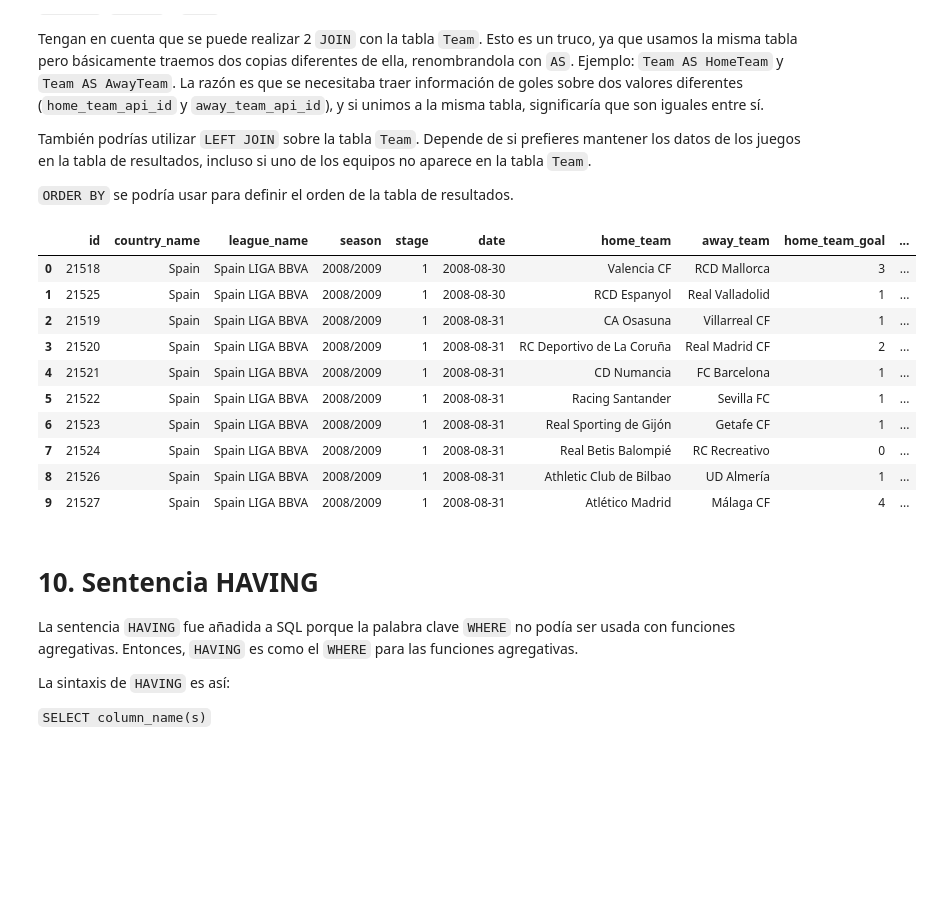
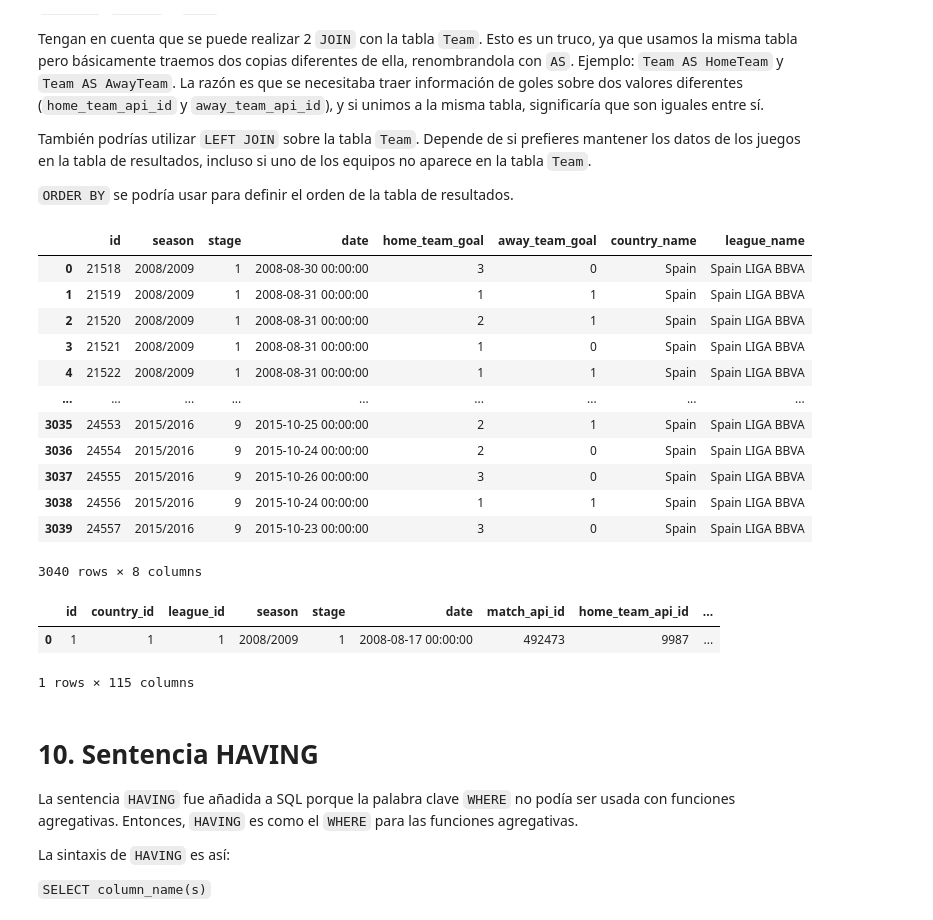
Before and after one commit to Juliodominguezcalderon/Talento_tech, a Jupyter notebook: Data_Analysis_SQL.ipynb, the cells around one changed output. Saved outputs shown, nothing was run; the diff lists cells and outputs as text; code cells hidden in the pictures; blank space fills up the shorter version.

```diff
--- a/Data_Analysis_SQL.ipynb
+++ b/Data_Analysis_SQL.ipynb
@@ -1416,23 +1416,52 @@ También podrías utilizar `LEFT JOIN` sobre la tabla `Team`. Depende de si pref
 `ORDER BY` se podría usar para definir el orden de la tabla de resultados.
 # %%
 #Ingrese la la consulta SQL entre un par de 3 comillas dobles: """consulta SQL""" después de la palabra query =
-query =
+query = """ SELECT
+            match.id,
+            season,
+            stage,
+            date,
+            home_team_goal,
+            away_team_goal,
+            Country.name AS country_name,
+            League.name AS league_name
+            FROM Match
+            JOIN Country ON Country.id = Match.country_id
+            JOIN League ON League.country_id = Match.country_id
+            WHERE Country.name = 'Spain'
+            ORDER BY count_matches DESC
+        """
+
+ #           team_long_name AS home_team,
+ #           team_long_name AS away_team
 
 #No modificar lo siguiente:
 detailed_matches = pd.read_sql(query, conn)
 detailed_matches
 # %% [output]
-|  | id | country_name | league_name | season | stage | date | home_team | away_team | home_team_goal | ... |
-| 0 | 21518 | Spain | Spain LIGA BBVA | 2008/2009 | 1 | 2008-08-30 | Valencia CF | RCD Mallorca | 3 | ... |
-| 1 | 21525 | Spain | Spain LIGA BBVA | 2008/2009 | 1 | 2008-08-30 | RCD Espanyol | Real Valladolid | 1 | ... |
-| 2 | 21519 | Spain | Spain LIGA BBVA | 2008/2009 | 1 | 2008-08-31 | CA Osasuna | Villarreal CF | 1 | ... |
-| 3 | 21520 | Spain | Spain LIGA BBVA | 2008/2009 | 1 | 2008-08-31 | RC Deportivo de La Coruña | Real Madrid CF | 2 | ... |
-| 4 | 21521 | Spain | Spain LIGA BBVA | 2008/2009 | 1 | 2008-08-31 | CD Numancia | FC Barcelona | 1 | ... |
-| 5 | 21522 | Spain | Spain LIGA BBVA | 2008/2009 | 1 | 2008-08-31 | Racing Santander | Sevilla FC | 1 | ... |
-| 6 | 21523 | Spain | Spain LIGA BBVA | 2008/2009 | 1 | 2008-08-31 | Real Sporting de Gijón | Getafe CF | 1 | ... |
-| 7 | 21524 | Spain | Spain LIGA BBVA | 2008/2009 | 1 | 2008-08-31 | Real Betis Balompié | RC Recreativo | 0 | ... |
-| 8 | 21526 | Spain | Spain LIGA BBVA | 2008/2009 | 1 | 2008-08-31 | Athletic Club de Bilbao | UD Almería | 1 | ... |
-| 9 | 21527 | Spain | Spain LIGA BBVA | 2008/2009 | 1 | 2008-08-31 | Atlético Madrid | Málaga CF | 4 | ... |
+|  | id | season | stage | date | home_team_goal | away_team_goal | country_name | league_name |
+| 0 | 21518 | 2008/2009 | 1 | 2008-08-30 00:00:00 | 3 | 0 | Spain | Spain LIGA BBVA |
+| 1 | 21519 | 2008/2009 | 1 | 2008-08-31 00:00:00 | 1 | 1 | Spain | Spain LIGA BBVA |
+| 2 | 21520 | 2008/2009 | 1 | 2008-08-31 00:00:00 | 2 | 1 | Spain | Spain LIGA BBVA |
+| 3 | 21521 | 2008/2009 | 1 | 2008-08-31 00:00:00 | 1 | 0 | Spain | Spain LIGA BBVA |
+| 4 | 21522 | 2008/2009 | 1 | 2008-08-31 00:00:00 | 1 | 1 | Spain | Spain LIGA BBVA |
+| ... | ... | ... | ... | ... | ... | ... | ... | ... |
+| 3035 | 24553 | 2015/2016 | 9 | 2015-10-25 00:00:00 | 2 | 1 | Spain | Spain LIGA BBVA |
+| 3036 | 24554 | 2015/2016 | 9 | 2015-10-24 00:00:00 | 2 | 0 | Spain | Spain LIGA BBVA |
+| 3037 | 24555 | 2015/2016 | 9 | 2015-10-26 00:00:00 | 3 | 0 | Spain | Spain LIGA BBVA |
+| 3038 | 24556 | 2015/2016 | 9 | 2015-10-24 00:00:00 | 1 | 1 | Spain | Spain LIGA BBVA |
+| 3039 | 24557 | 2015/2016 | 9 | 2015-10-23 00:00:00 | 3 | 0 | Spain | Spain LIGA BBVA |
+3040 rows × 8 columns
+# %%
+query = """ SELECT * FROM Match WHERE id = 1 """
+
+#No modificar lo siguiente:
+detailed_matches = pd.read_sql(query, conn)
+detailed_matches
+# %% [output]
+|  | id | country_id | league_id | season | stage | date | match_api_id | home_team_api_id | ... |
+| 0 | 1 | 1 | 1 | 2008/2009 | 1 | 2008-08-17 00:00:00 | 492473 | 9987 | ... |
+1 rows × 115 columns
 # %% [markdown]
 # 10. Sentencia HAVING
 
```
